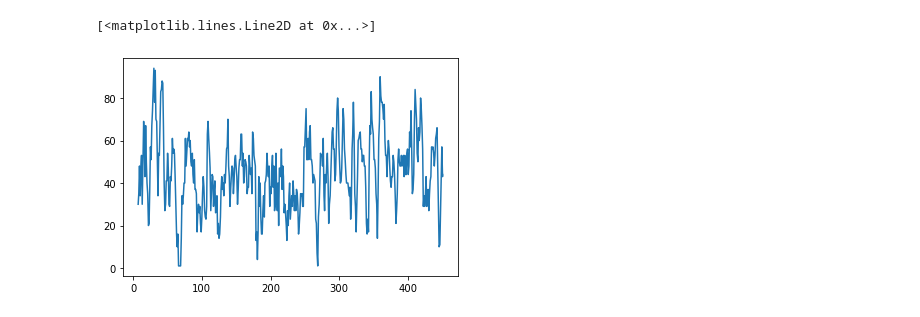
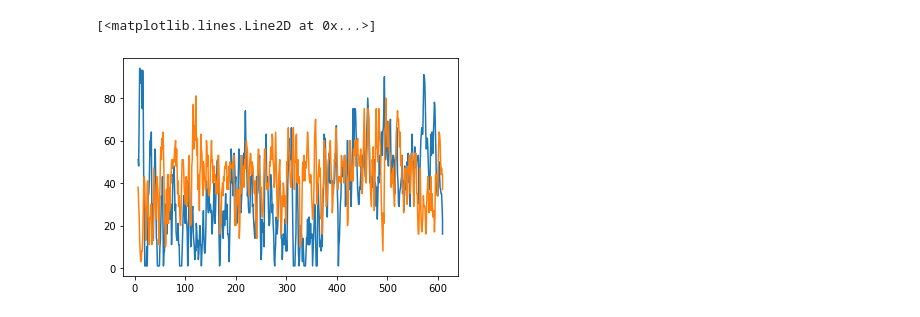
Before and after one commit to renhalo/reserchinchin, a Jupyter notebook: EEG_part2.ipynb, the cells around one changed output. Saved outputs shown, nothing was run; the diff lists cells and outputs as text; code cells hidden in the pictures.

```diff
--- a/EEG_part2.ipynb
+++ b/EEG_part2.ipynb
@@ -35,0 +36,5 @@ Name: Attention, Length: 445, dtype: object]
+# %%
+#Meditationを変換する
+df_Me=[]
+df_Me.append(reader.Meditation)
+print(df_Me)
@@ -40,10 +58,17 @@ Name: Attention, Length: 445, dtype: object]
 df_At=np.array(df_At,dtype=np.string_)
 #二次元配列はグラフにしてくれないので１次元にする
 df_At=df_At.flatten()
+# %%
+#objectになっているのでintに変換
+df_Me=np.array(df_Me,dtype=np.string_)
+#二次元配列はグラフにしてくれないので１次元にする
+df_Me=df_Me.flatten()
 # %%
 df_At[0:3]=0
+df_Me[0:3]=0
 # %%
 df_At=np.array(df_At,dtype=np.int64)
+df_Me=np.array(df_Me,dtype=np.int64)
 # %%
 print(df_At)
 # %% [output]
@@ -98,6 +121,7 @@ print(df_t)
 # %%
 #順番の調整
 plt.plot(df_t[3:len(df_t)],df_At[3:len(df_At)])
+plt.plot(df_t[3:len(df_t)],df_Me[3:len(df_Me)])
 # %% [output]
 [<matplotlib.lines.Line2D at 0x...>]
-[figure, old version]
+[figure, new version]
```
Also changed, not shown: parts of 9 cells of this notebook, 2 other files.
